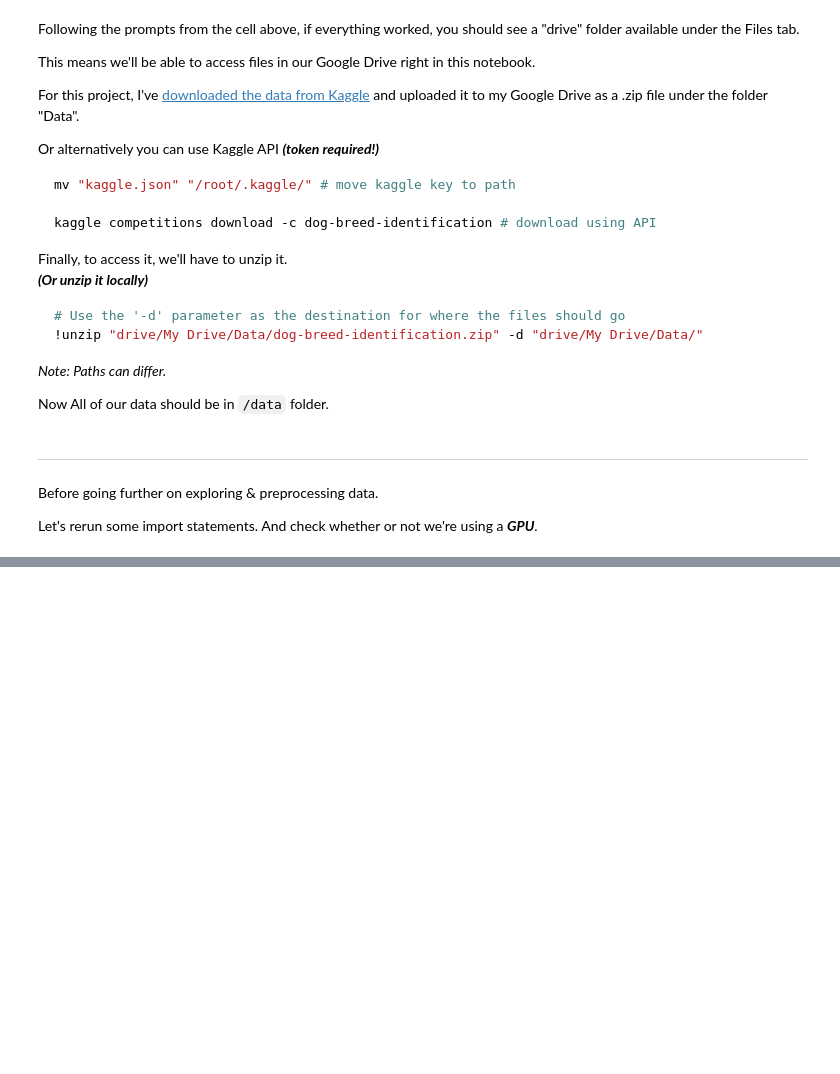
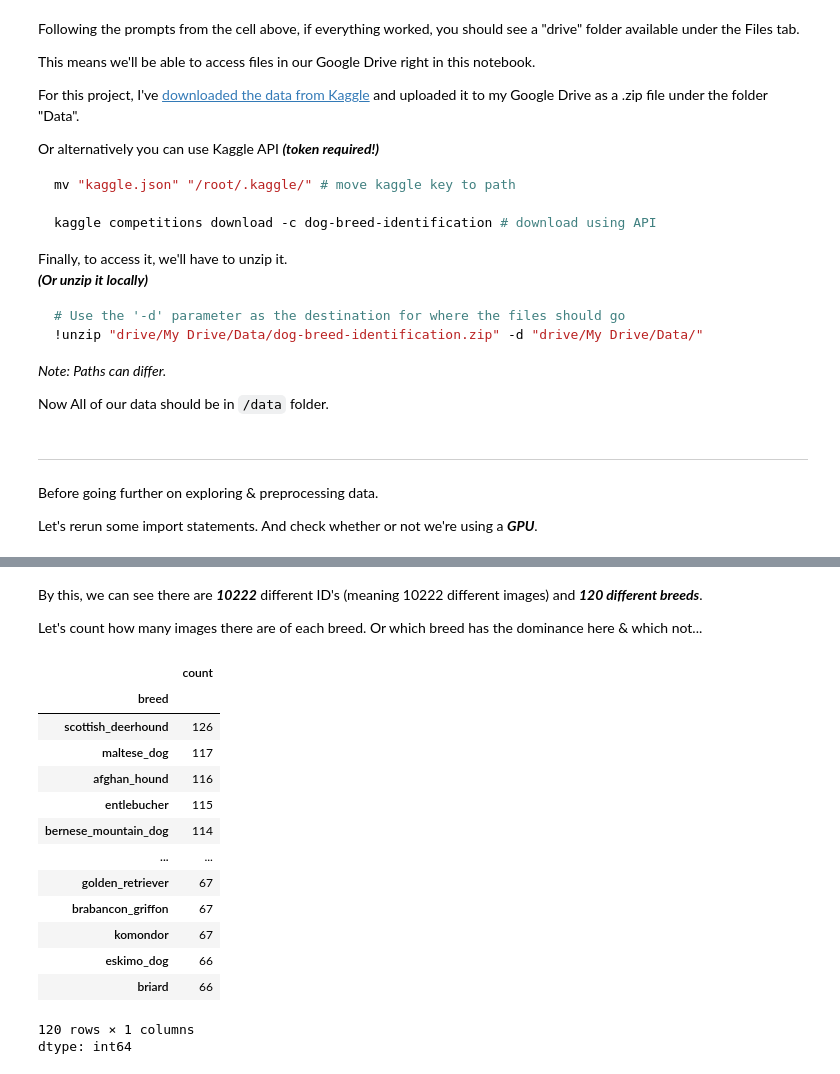
Before and after one commit to DarkDk123/Dog-Breed-Classification, a Jupyter notebook: Dog-Breed-Classification.ipynb, the cells around one changed output, grey strips where cells are left out. Drawn from its saved outputs; the diff is of its cells as text; code cells hidden in the pictures; blank space fills up the shorter version.

```diff
--- a/Dog-Breed-Classification.ipynb
+++ b/Dog-Breed-Classification.ipynb
@@ -129,0 +165,23 @@ GPU available (Oh Yeahhh!!!!)
+# %% [markdown]
+By this, we can see there are ***10222*** different ID's (meaning 10222 different images) and ***120 different breeds***.
+
+Let's count how many images there are of each breed. Or which breed has the dominance here & which not...
+# %%
+# Value counts
+labels_csv["breed"].value_counts()
+# %% [output]
+|  | count |
+| breed |  |
+| scottish_deerhound | 126 |
+| maltese_dog | 117 |
+| afghan_hound | 116 |
+| entlebucher | 115 |
+| bernese_mountain_dog | 114 |
+| ... | ... |
+| golden_retriever | 67 |
+| brabancon_griffon | 67 |
+| komondor | 67 |
+| eskimo_dog | 66 |
+| briard | 66 |
+120 rows × 1 columns
+dtype: int64
```
Also changed, not shown: parts of 24 cells of this notebook.
